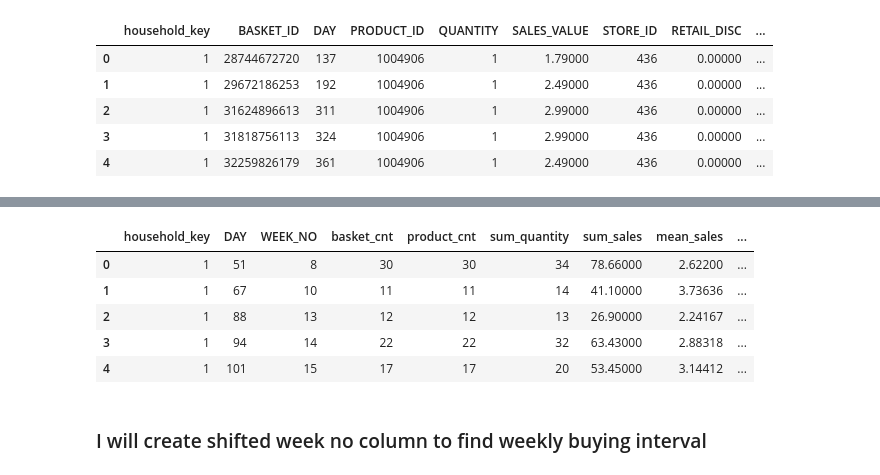
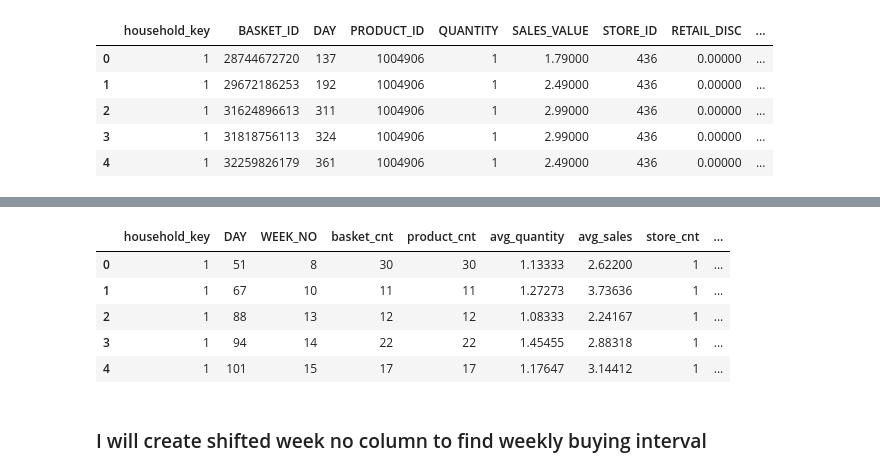
Before and after one commit to hincaltopcuoglu/dh, a Jupyter notebook: segmentation.ipynb, the cells around one changed output, grey strips where cells are left out. Drawn from its saved outputs; the diff is of its cells as text; code cells hidden in the pictures.

Commit message:
columns reorganized

```diff
--- a/segmentation.ipynb
+++ b/segmentation.ipynb
@@ -262,11 +290,11 @@ dtype: int64
 # %% [markdown]
 ### Now I will join transaction data with camp data
 # %%
-transaction_data3 = transaction_data3.set_index('household_key')
+transaction_data4 = transaction_data4.set_index('household_key')
 camp_merged = camp_merged.set_index('household_key')
-transaction_data4 = pd.merge(transaction_data3,camp_merged,how='left',on='household_key',left_index=True,right_index=True)
+transaction_data5 = pd.merge(transaction_data4,camp_merged,how='left',on='household_key',left_index=True,right_index=True)
 # %%
-transaction_data4.reset_index(inplace=True)
+transaction_data5.reset_index(inplace=True)
 # %%
 len(transaction_data4)
 # %% [output]
@@ -303,5 +331,5 @@ dtype: int64
 # %% [markdown]
 ### mark if transaction day is between campaign dates
 # %%
-transaction_data4['is_between_camp_dates'] = np.where((transaction_data4['DAY']>=transaction_data4['START_DAY']) & (transaction_data4['DAY']<=transaction_data4['END_DAY']),1,0)
+transaction_data5['is_between_camp_dates'] = np.where((transaction_data5['DAY']>=transaction_data5['START_DAY']) & (transaction_data5['DAY']<=transaction_data5['END_DAY']),1,0)
 # %%
@@ -421,0 +461,3 @@ transaction_data4.columns.tolist()
+# %%
+transaction_data5['display'] = np.where(transaction_data5['display'].isin(['NaN','0']),0,0)
+transaction_data5['mailer'] = np.where(transaction_data5['display'].isin(['NaN','0']),0,0)
@@ -422,40 +496,57 @@ transaction_data4.columns.tolist()
 # %%
-agg1 = transaction_data4.groupby(['household_key','DAY','WEEK_NO']).agg({'BASKET_ID' : 'count',
+agg1 = transaction_data5.groupby(['household_key','DAY','WEEK_NO']).agg({
+                                                       'BASKET_ID' : 'count',
                                                        'PRODUCT_ID': 'count',
-                                                       'QUANTITY': 'sum',
-                                                       'SALES_VALUE':['sum','mean'],
+                                                       'QUANTITY': 'mean',
+                                                       'SALES_VALUE':'mean',
                                                        'STORE_ID' : 'nunique',
-                                                       'RETAIL_DISC' : ['sum','mean'],
+                                                       'RETAIL_DISC' : 'mean',
                                                        'TRANS_TIME': 'mean',
                                                        'actual_product_price' : 'mean',
-                                                       'COUPON_DISC': ['min','max','mean'],
-                                                       'COUPON_MATCH_DISC': ['min','max','mean'],
-                                                       'DEPARTMENT' : lambda x: pd.Series.mode(x)[0],
-                                                       'DEPARTMENT' : lambda x: pd.Series.value_counts(x)[1:2],
+                                                       'COUPON_DISC': 'mean',
+                                                       'COUPON_MATCH_DISC': 'mean',
+                                                       'DEPARTMENT' : lambda x: pd.Series.value_counts(x).index[0],
                                                        'BRAND' : lambda x: pd.Series.mode(x)[0],
                                                        'COMMODITY_DESC' : lambda x: pd.Series.mode(x)[0],
-                                                       'DESCRIPTION' : lambda x: pd.Series.mode(x)[0]
+                                                       'DESCRIPTION' : lambda x: pd.Series.mode(x)[0],
+                                                       'display' : 'sum',
+                                                       'mailer' : 'sum',
+                                                       'is_between_camp_dates' : 'sum'
+
 
 })
 
-agg1.columns = agg1.columns.droplevel(0)
+#agg1.columns = agg1.columns.droplevel(0)
 
-agg1.columns = ['basket_cnt','product_cnt','sum_quantity','sum_sales','mean_sales','store_cnt','retail_disc_sum',
-                'retail_disc_mean','avg_trans_time','min_coupon_disc','max_coupon_disc','avg_coupon_disc',
-                'min_coup_mdisc','max_coup_mdisc','avg_coup_mdisc','avg_actual_prod_price','most_freq_depart',
-                'most_freq_second_depart'
-                'most_freq_brand','most_freq_commodity','most_freq_camp']
+agg1.columns = ['basket_cnt',
+                'product_cnt',
+                'avg_quantity',
+                'avg_sales',
+                'store_cnt',
+                'retail_disc_mean',
+                'avg_trans_time',
+                'avg_actual_prod_price',
+                'avg_coupon_disc',
+                'avg_coup_mdisc',
+                'most_freq_depart',
+                'most_freq_brand',
+                'most_freq_commodity',
+                'most_freq_camp',
+                'most_freq_display',
+                'most_freq_mailer',
+                'camp_date_exp'
+               ]
 
 agg1.reset_index(inplace=True)
 
 agg1.head()
 # %% [output]
-|  | household_key | DAY | WEEK_NO | basket_cnt | product_cnt | sum_quantity | sum_sales | mean_sales | ... |
-| 0 | 1 | 51 | 8 | 30 | 30 | 34 | 78.66000 | 2.62200 | ... |
-| 1 | 1 | 67 | 10 | 11 | 11 | 14 | 41.10000 | 3.73636 | ... |
-| 2 | 1 | 88 | 13 | 12 | 12 | 13 | 26.90000 | 2.24167 | ... |
-| 3 | 1 | 94 | 14 | 22 | 22 | 32 | 63.43000 | 2.88318 | ... |
-| 4 | 1 | 101 | 15 | 17 | 17 | 20 | 53.45000 | 3.14412 | ... |
+|  | household_key | DAY | WEEK_NO | basket_cnt | product_cnt | avg_quantity | avg_sales | store_cnt | ... |
+| 0 | 1 | 51 | 8 | 30 | 30 | 1.13333 | 2.62200 | 1 | ... |
+| 1 | 1 | 67 | 10 | 11 | 11 | 1.27273 | 3.73636 | 1 | ... |
+| 2 | 1 | 88 | 13 | 12 | 12 | 1.08333 | 2.24167 | 1 | ... |
+| 3 | 1 | 94 | 14 | 22 | 22 | 1.45455 | 2.88318 | 1 | ... |
+| 4 | 1 | 101 | 15 | 17 | 17 | 1.17647 | 3.14412 | 1 | ... |
 # %% [markdown]
 ### I will create shifted week no column to find weekly buying interval
 # %%
```
Also changed, not shown: parts of 47 cells of this notebook.
